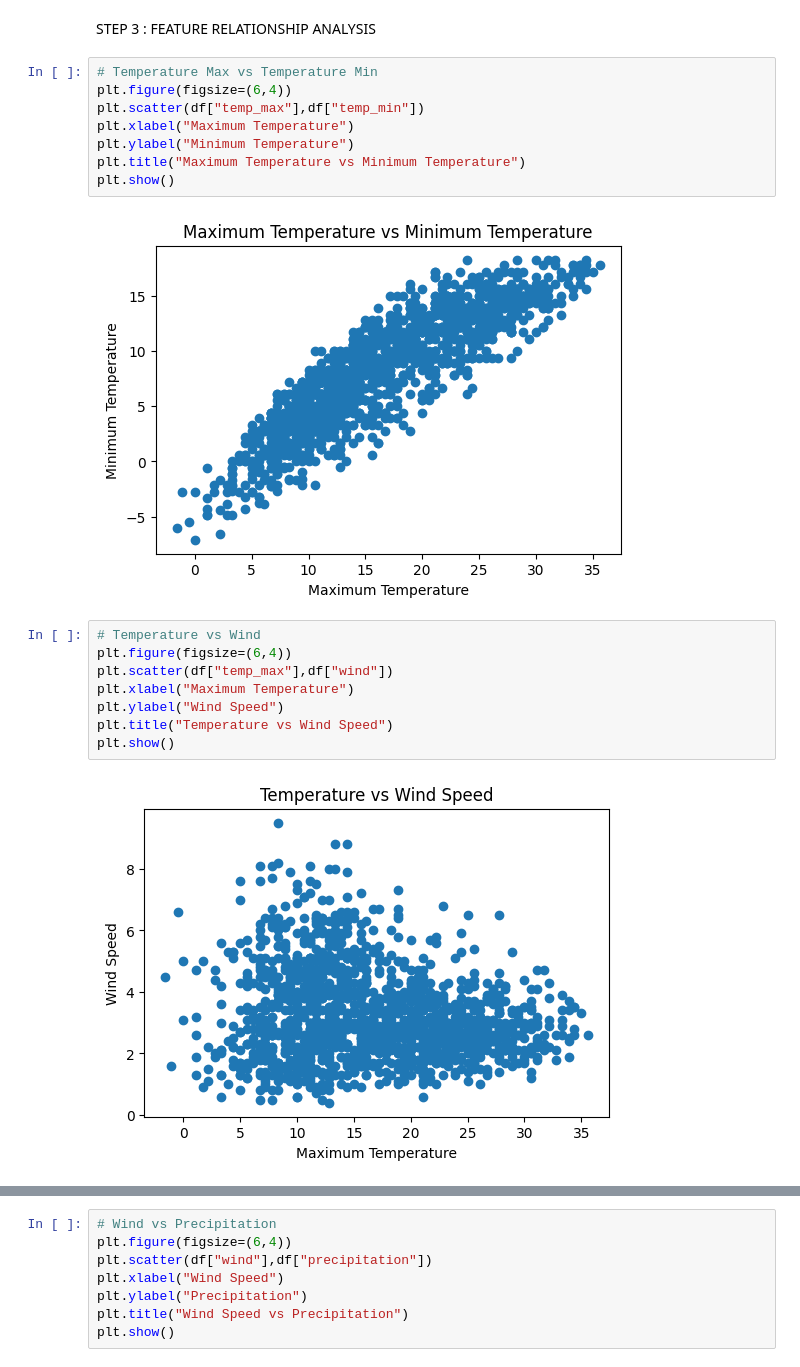
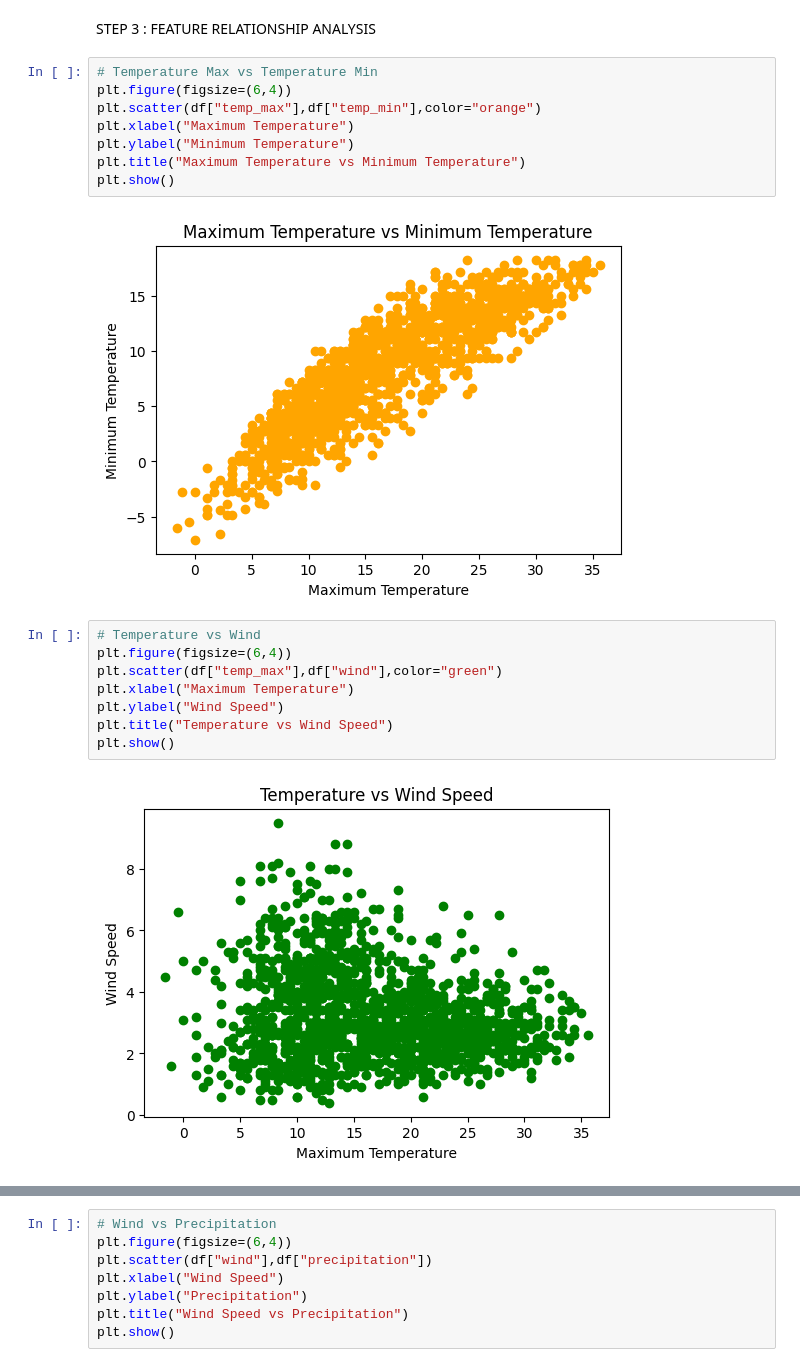
Before and after one commit to santhoshjothi540/weather_prediction, a Jupyter notebook: AIML_CT_PROJECT1.ipynb, the cells around one changed output, grey strips where cells are left out. Saved outputs shown, nothing was run; the diff lists cells and outputs as text.

```diff
--- a/AIML_CT_PROJECT1.ipynb
+++ b/AIML_CT_PROJECT1.ipynb
@@ -332,23 +332,23 @@ STEP 3 : FEATURE RELATIONSHIP ANALYSIS
 # %%
 # Temperature Max vs Temperature Min
 plt.figure(figsize=(6,4))
-plt.scatter(df["temp_max"],df["temp_min"])
+plt.scatter(df["temp_max"],df["temp_min"],color="orange")
 plt.xlabel("Maximum Temperature")
 plt.ylabel("Minimum Temperature")
 plt.title("Maximum Temperature vs Minimum Temperature")
 plt.show()
 # %% [output]
-[figure, old version]
+[figure, new version]
 # %%
 # Temperature vs Wind
 plt.figure(figsize=(6,4))
-plt.scatter(df["temp_max"],df["wind"])
+plt.scatter(df["temp_max"],df["wind"],color="green")
 plt.xlabel("Maximum Temperature")
 plt.ylabel("Wind Speed")
 plt.title("Temperature vs Wind Speed")
 plt.show()
 # %% [output]
-[figure, old version]
+[figure, new version]
 # %%
 # Temperature vs Precipitation
 plt.figure(figsize=(6,4))
```
Also changed, not shown: parts of 5 cells of this notebook.
